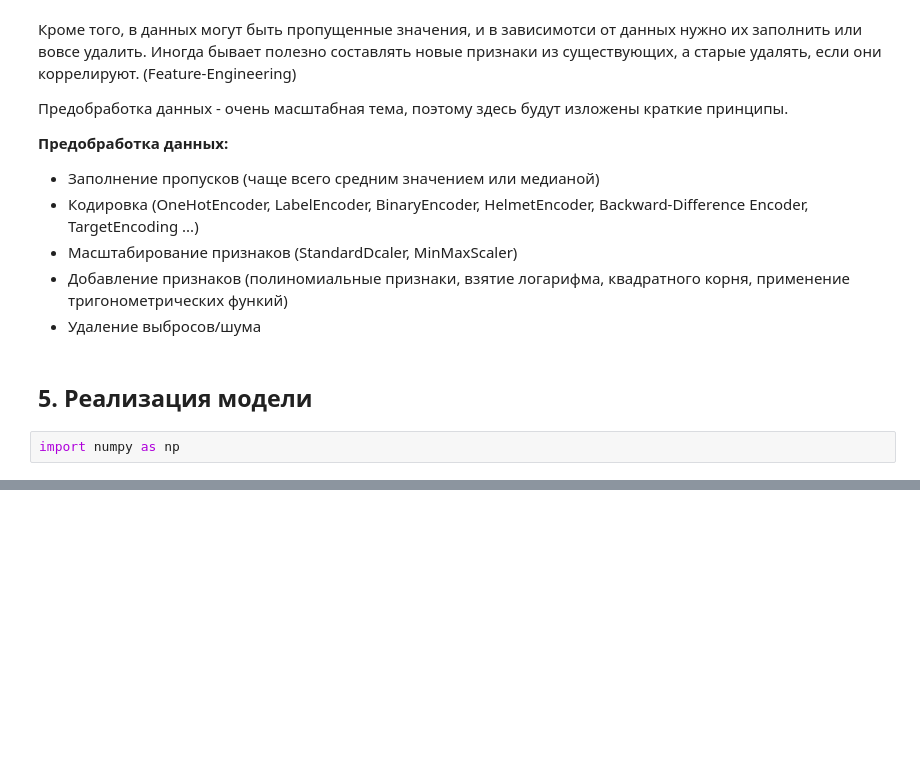
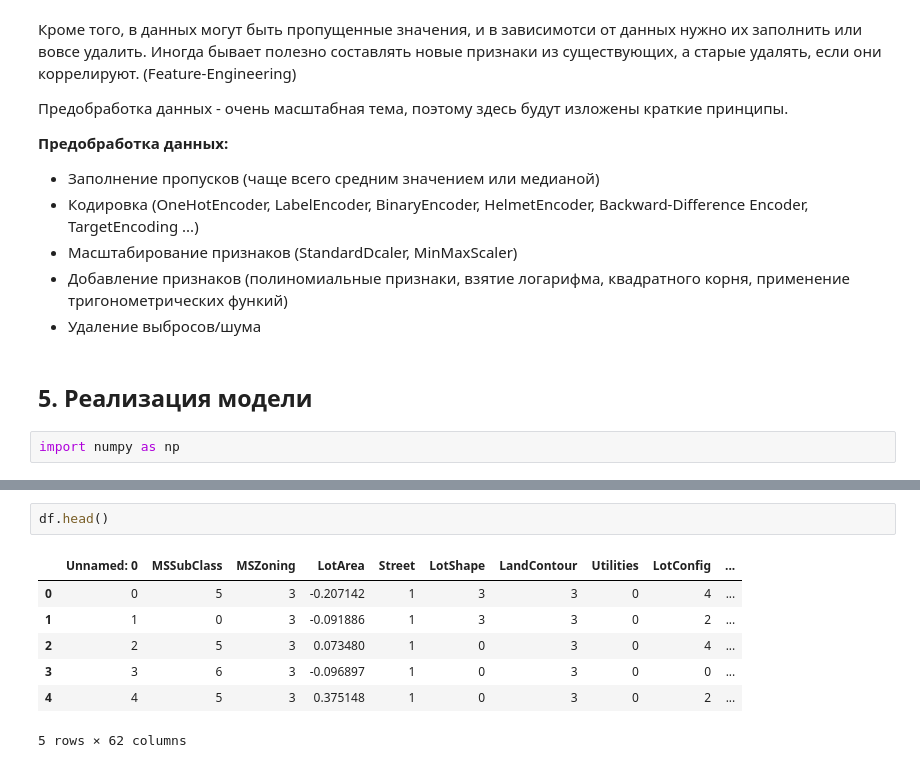
Before and after one commit to maksonchek/ML-and-DL-algorithms-from-scratch, a Jupyter notebook: Linear Regression/Linear_Regression.ipynb, the cells around one changed output, grey strips where cells are left out. Drawn from its saved outputs; the diff is of its cells as text; blank space fills up the shorter version.

```diff
--- a/Linear Regression/Linear_Regression.ipynb
+++ b/Linear Regression/Linear_Regression.ipynb
@@ -211,0 +254,10 @@ print(np.sum(np.abs(weights))*y)
+# %%
+df.head()
+# %% [output]
+|  | Unnamed: 0 | MSSubClass | MSZoning | LotArea | Street | LotShape | LandContour | Utilities | LotConfig | ... |
+| 0 | 0 | 5 | 3 | -0.207142 | 1 | 3 | 3 | 0 | 4 | ... |
+| 1 | 1 | 0 | 3 | -0.091886 | 1 | 3 | 3 | 0 | 2 | ... |
+| 2 | 2 | 5 | 3 | 0.073480 | 1 | 0 | 3 | 0 | 4 | ... |
+| 3 | 3 | 6 | 3 | -0.096897 | 1 | 0 | 3 | 0 | 0 | ... |
+| 4 | 4 | 5 | 3 | 0.375148 | 1 | 0 | 3 | 0 | 2 | ... |
+5 rows × 62 columns
```
Also changed, not shown: parts of 20 cells of this notebook, 5 other files.
